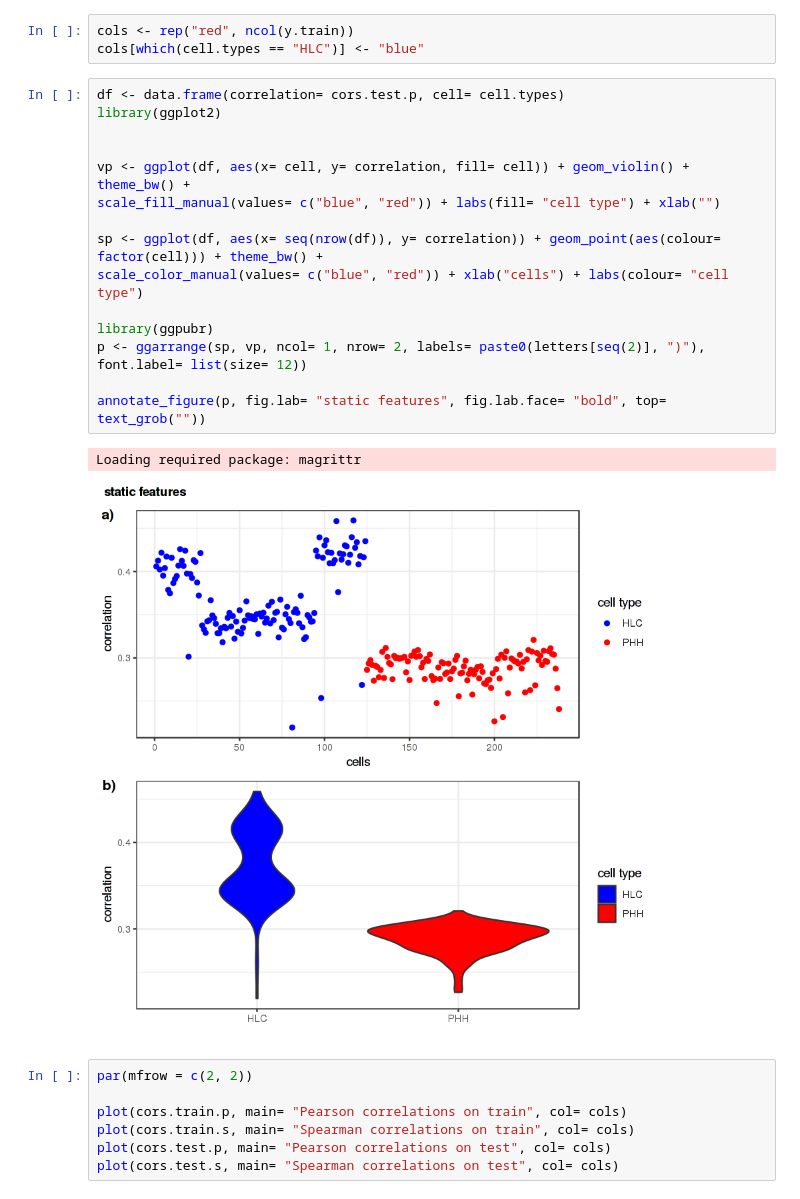
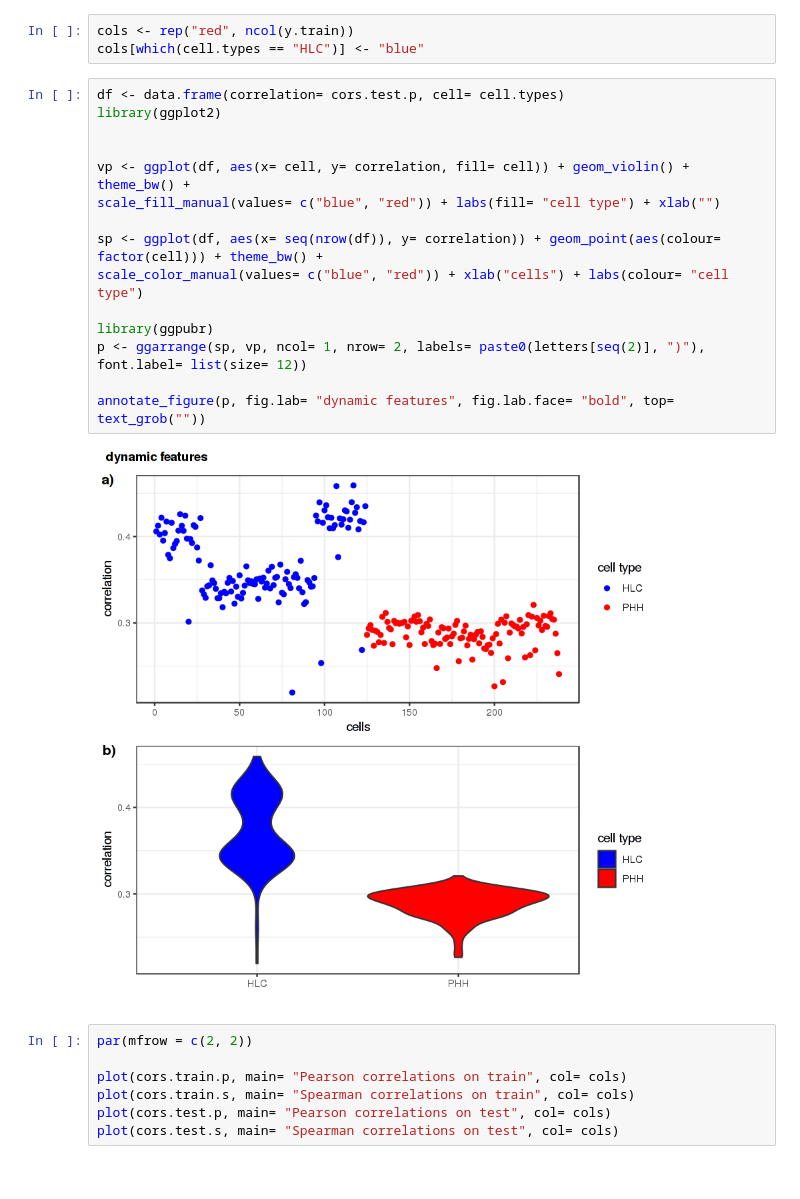
Before and after one commit to fba67/scMTL, a Jupyter notebook: sc_iPCs_imputed_dynamicFeatures.ipynb, the cells around one changed output. Saved outputs shown, nothing was run; the diff lists cells and outputs as text.

```diff
--- a/sc_iPCs_imputed_dynamicFeatures.ipynb
+++ b/sc_iPCs_imputed_dynamicFeatures.ipynb
@@ -140,21 +140,20 @@ cols[which(cell.types == "HLC")] <- "blue"
 # %%
 df <- data.frame(correlation= cors.test.p, cell= cell.types)
 library(ggplot2)
 
 
 vp <- ggplot(df, aes(x= cell, y= correlation, fill= cell)) + geom_violin() + theme_bw() +
 scale_fill_manual(values= c("blue", "red")) + labs(fill= "cell type") + xlab("")
 
 sp <- ggplot(df, aes(x= seq(nrow(df)), y= correlation)) + geom_point(aes(colour= factor(cell))) + theme_bw() +
 scale_color_manual(values= c("blue", "red")) + xlab("cells") + labs(colour= "cell type")
 
 library(ggpubr)
 p <- ggarrange(sp, vp, ncol= 1, nrow= 2, labels= paste0(letters[seq(2)], ")"), font.label= list(size= 12))
 
-annotate_figure(p, fig.lab= "static features", fig.lab.face= "bold", top= text_grob(""))
+annotate_figure(p, fig.lab= "dynamic features", fig.lab.face= "bold", top= text_grob(""))
 # %% [output]
-Loading required package: magrittr
-[figure, old version]
+[figure, new version]
 # %%
 par(mfrow = c(2, 2))
 
```
